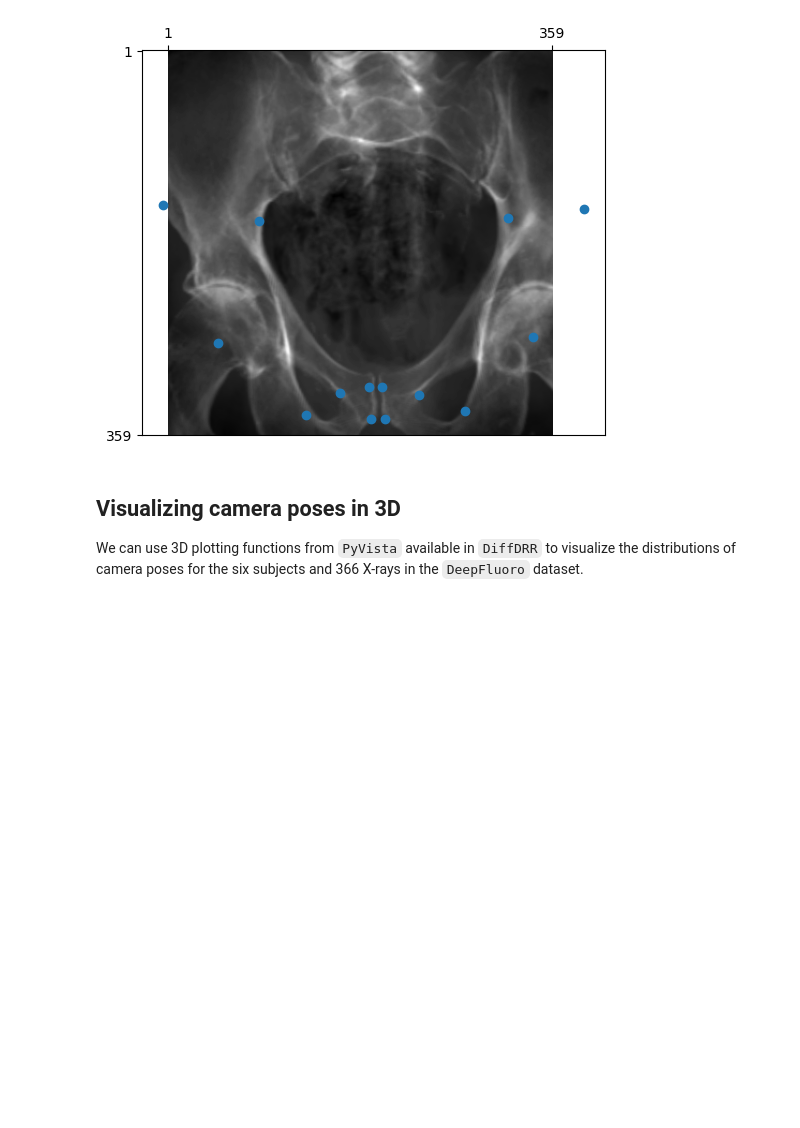
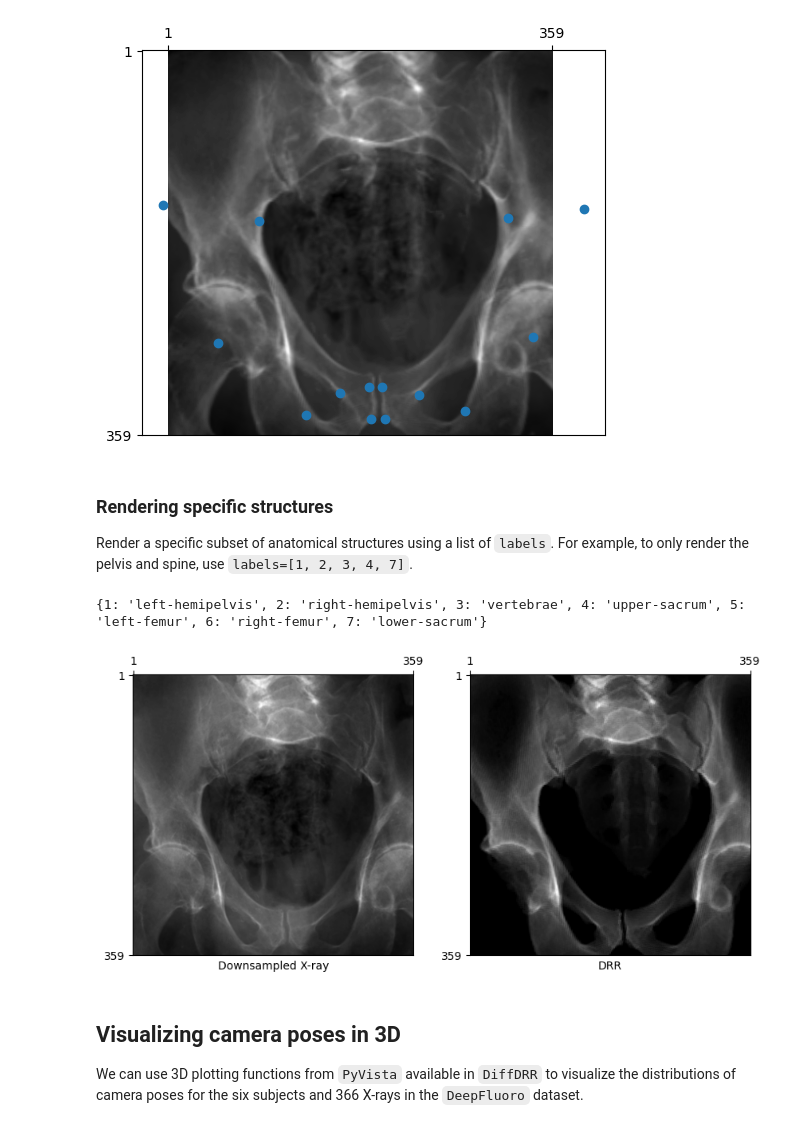
Before and after one commit to eigenvivek/DiffDRR-Datasets, a Jupyter notebook: notebooks/00_deepfluoro.ipynb, the cells around one changed output. Cells and saved outputs as stored; diff of their text form; code cells hidden in the pictures; blank space fills up the shorter version.

Commit message:
Add label argument (#14)

```diff
--- a/notebooks/00_deepfluoro.ipynb
+++ b/notebooks/00_deepfluoro.ipynb
@@ -50,6 +50,7 @@ class DeepFluoroDataset(torch.utils.data.Dataset):
         id_number: int,  # Subject ID in {1, ..., 6}
         preprocess: bool = True,  # Convert X-rays from exponentiated to linear form
         bone_attenuation_multiplier: float = 1.0,  # Scalar multiplier on density of high attenuation voxels (from `DiffDRR`, see [here](https://vivekg.dev/DiffDRR/tutorials/introduction.html#changing-the-appearance-of-the-rendered-drrs))
+        labels: int | list = None,  # Labels from the mask of structures to render
         batchless: bool = False,  # Return unbatched images and poses (e.g., to interface with a `torch.utils.data.DataLoader`)
     ):
         super().__init__()
@@ -67,7 +68,7 @@ class DeepFluoroDataset(torch.utils.data.Dataset):
             self.dely,
             self.x0,
             self.y0,
-        ) = load(id_number, bone_attenuation_multiplier)
+        ) = load(id_number, bone_attenuation_multiplier, labels)
 
         self.preprocess = preprocess
         if self.preprocess:
@@ -529,6 +503,38 @@ plt.scatter(x[0, ..., 0], x[0, ..., 1])
 plt.show()
 # %% [output]
 [figure]
+# %% [markdown]
+### Rendering specific structures
+
+Render a specific subset of anatomical structures using a list of `labels`.
+For example, to only render the pelvis and spine, use `labels=[1, 2, 3, 4, 7]`.
+# %%
+#| eval: false
+# Load a subject from the DeepFluoroDataset
+deepfluoro = DeepFluoroDataset(id_number=1, bone_attenuation_multiplier=2.5, labels=[1, 2, 3, 4, 7])
+print(deepfluoro.subject.label_def)
+
+# Initialize the DRR module WITH subsampling
+drr = DRR(
+    deepfluoro.subject,
+    deepfluoro.focal_len,
+    deepfluoro.height // subsample,
+    deepfluoro.delx * subsample,
+    x0=deepfluoro.x0,
+    y0=deepfluoro.y0,
+    reverse_x_axis=False,
+)
+transform = Transforms(deepfluoro.height // subsample)
+
+# Render a DRR from the ground truth camera pose
+gt, pose = deepfluoro[0]
+img = drr(pose)
+gt, img = transform(gt), transform(img)
+plot_drr(torch.concat([gt, img]), title=["Downsampled X-ray", "DRR"])
+plt.show()
+# %% [output]
+{1: 'left-hemipelvis', 2: 'right-hemipelvis', 3: 'vertebrae', 4: 'upper-sacrum', 5: 'left-femur', 6: 'right-femur', 7: 'lower-sacrum'}
+[figure, added]
 # %% [markdown]
 ## Visualizing camera poses in 3D
 
```
Also changed, not shown: parts of 2 cells of this notebook, 1 other file.
